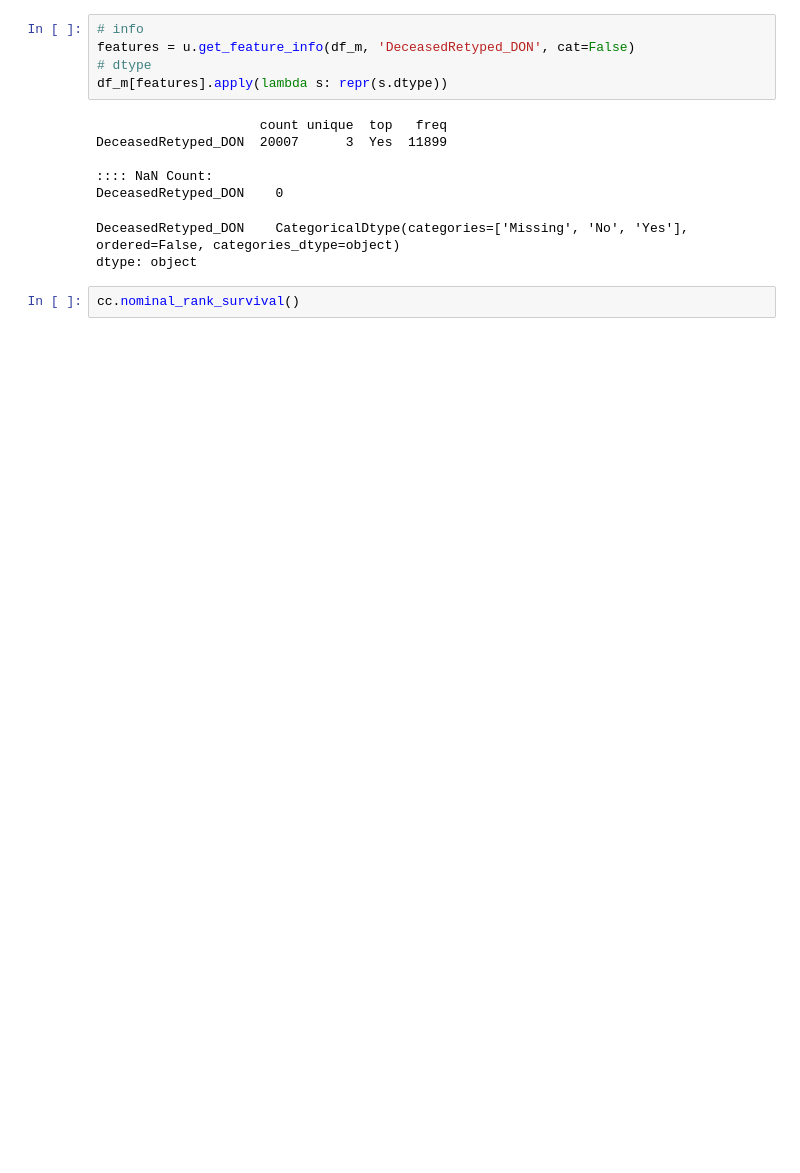
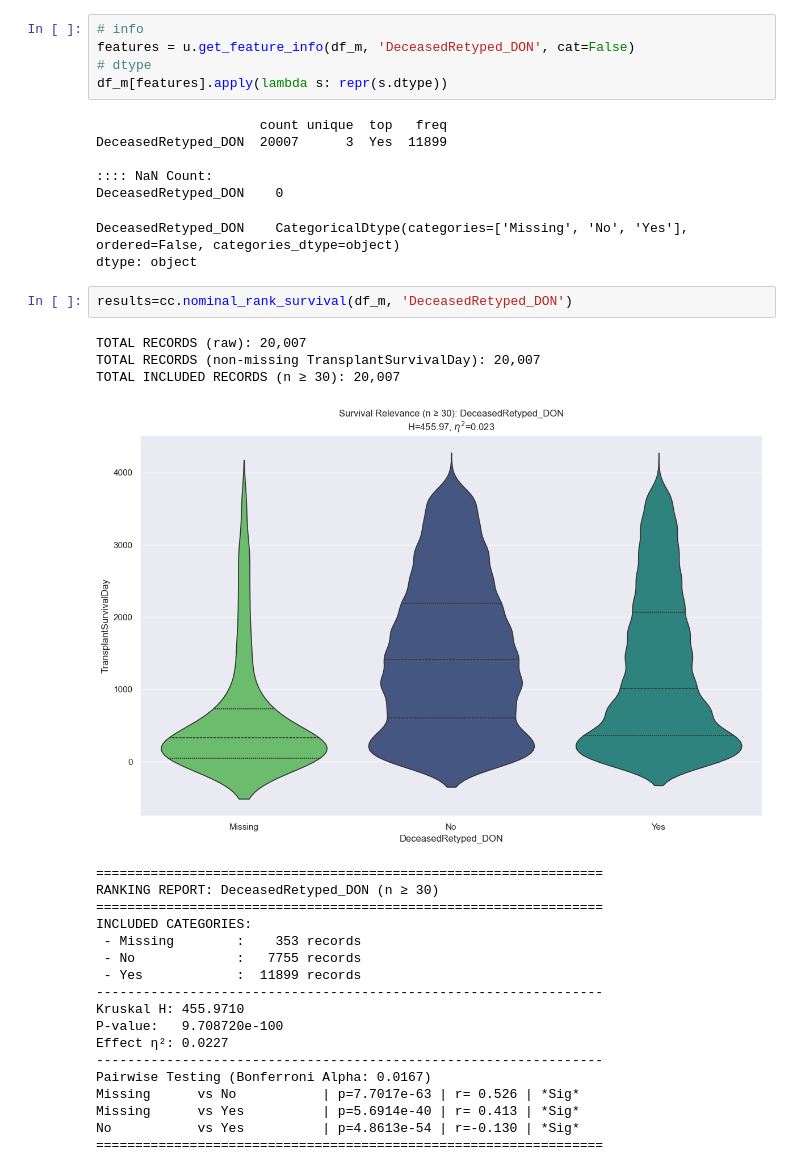
Before and after one commit to SirErikPak/UNOS, a Jupyter notebook: Notebook/WrangleDonor.ipynb, the cells around one changed output. Drawn from its saved outputs; the diff is of its cells as text; blank space fills up the shorter version.

```diff
--- a/Notebook/WrangleDonor.ipynb
+++ b/Notebook/WrangleDonor.ipynb
@@ -113,4 +312,26 @@ DeceasedRetyped_DON    0
 DeceasedRetyped_DON    CategoricalDtype(categories=['Missing', 'No', 'Yes'], ordered=False, categories_dtype=object)
 dtype: object
 # %%
-cc.nominal_rank_survival()
+results=cc.nominal_rank_survival(df_m, 'DeceasedRetyped_DON')
+# %% [output]
+TOTAL RECORDS (raw): 20,007
+TOTAL RECORDS (non-missing TransplantSurvivalDay): 20,007
+TOTAL INCLUDED RECORDS (n ≥ 30): 20,007
+[figure, added]
+=================================================================
+RANKING REPORT: DeceasedRetyped_DON (n ≥ 30)
+=================================================================
+INCLUDED CATEGORIES:
+ - Missing        :    353 records
+ - No             :   7755 records
+ - Yes            :  11899 records
+-----------------------------------------------------------------
+Kruskal H: 455.9710
+P-value:   9.708720e-100
+Effect η²: 0.0227
+-----------------------------------------------------------------
+Pairwise Testing (Bonferroni Alpha: 0.0167)
+Missing      vs No           | p=7.7017e-63 | r= 0.526 | *Sig*
+Missing      vs Yes          | p=5.6914e-40 | r= 0.413 | *Sig*
+No           vs Yes          | p=4.8613e-54 | r=-0.130 | *Sig*
+=================================================================
```
Also changed, not shown: parts of 80 cells of this notebook, 3 other files.
